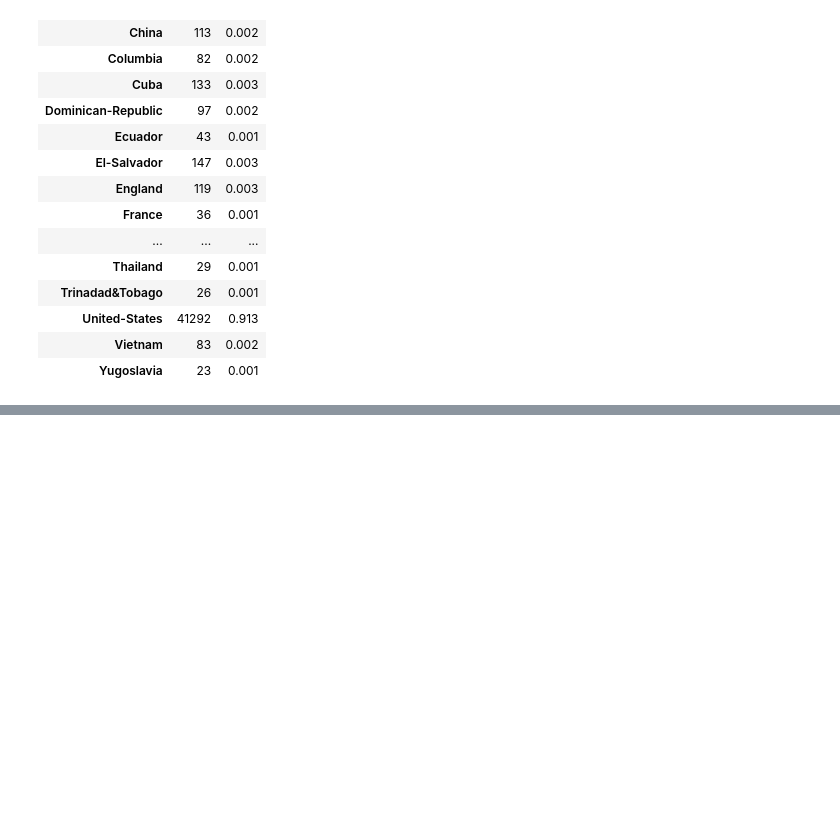
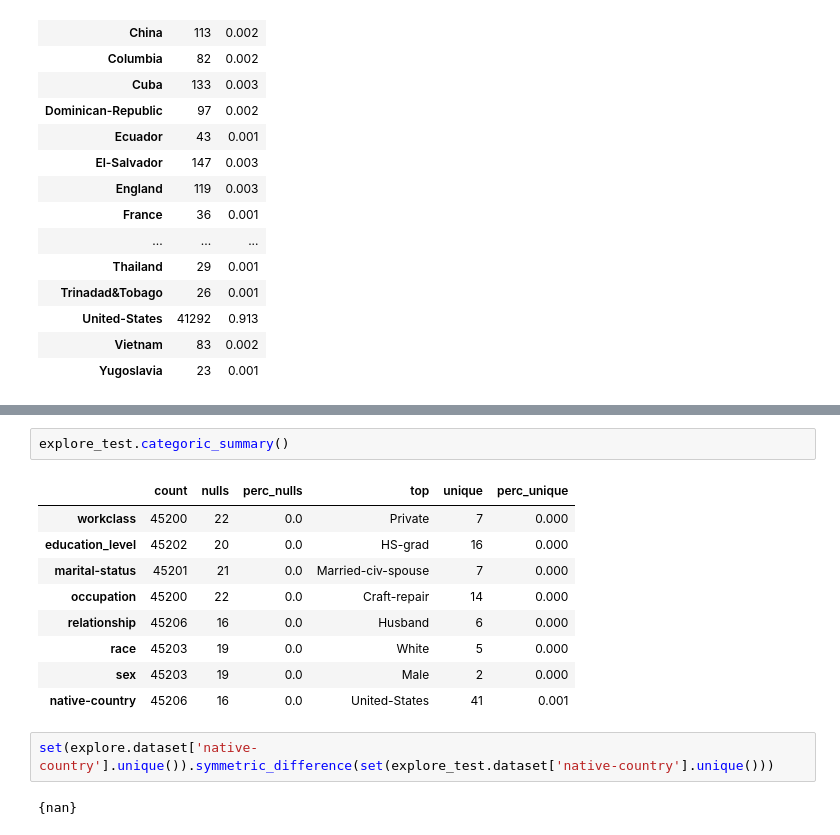
Before and after one commit to shane-kercheval/udacity, a Jupyter notebook: data_scientist_nanodegree/projects/p1_charityml/custom/1-Exploring.ipynb, the cells around one changed output, grey strips where cells are left out. Drawn from its saved outputs; the diff is of its cells as text; blank space fills up the shorter version.

```diff
--- a/data_scientist_nanodegree/projects/p1_charityml/custom/1-Exploring.ipynb
+++ b/data_scientist_nanodegree/projects/p1_charityml/custom/1-Exploring.ipynb
@@ -420,0 +438,16 @@ explore.unique_values(categoric_feature='native-country', sort_by_feature=True)
+# %%
+explore_test.categoric_summary()
+# %% [output]
+|  | count | nulls | perc_nulls | top | unique | perc_unique |
+| workclass | 45200 | 22 | 0.0 | Private | 7 | 0.000 |
+| education_level | 45202 | 20 | 0.0 | HS-grad | 16 | 0.000 |
+| marital-status | 45201 | 21 | 0.0 | Married-civ-spouse | 7 | 0.000 |
+| occupation | 45200 | 22 | 0.0 | Craft-repair | 14 | 0.000 |
+| relationship | 45206 | 16 | 0.0 | Husband | 6 | 0.000 |
+| race | 45203 | 19 | 0.0 | White | 5 | 0.000 |
+| sex | 45203 | 19 | 0.0 | Male | 2 | 0.000 |
+| native-country | 45206 | 16 | 0.0 | United-States | 41 | 0.001 |
+# %%
+set(explore.dataset['native-country'].unique()).symmetric_difference(set(explore_test.dataset['native-country'].unique()))
+# %% [output]
+{nan}
```
Also changed, not shown: parts of 17 cells of this notebook, 10 other files.
